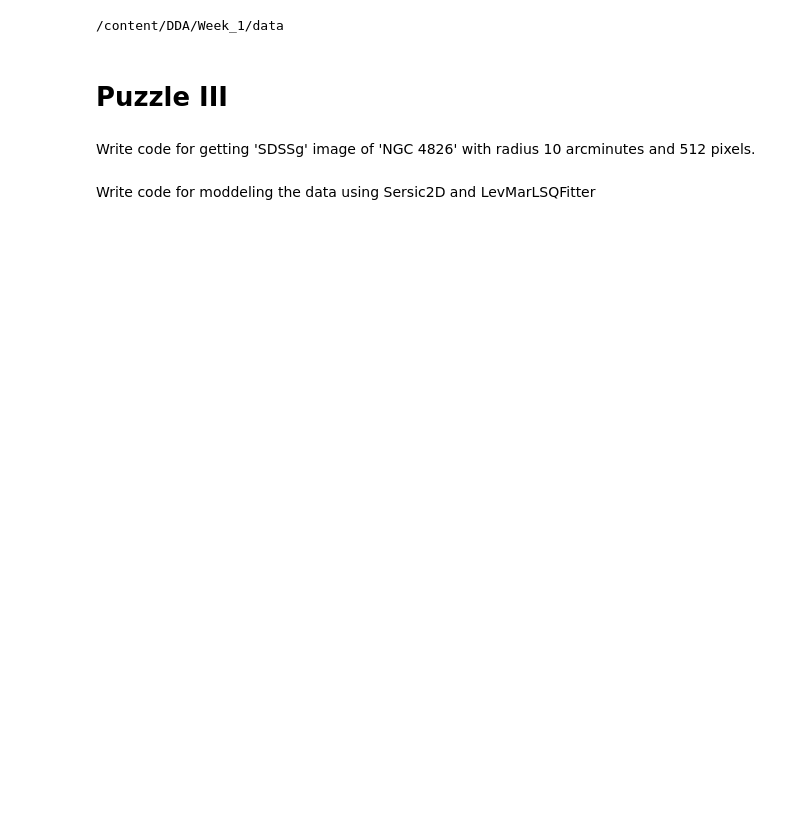
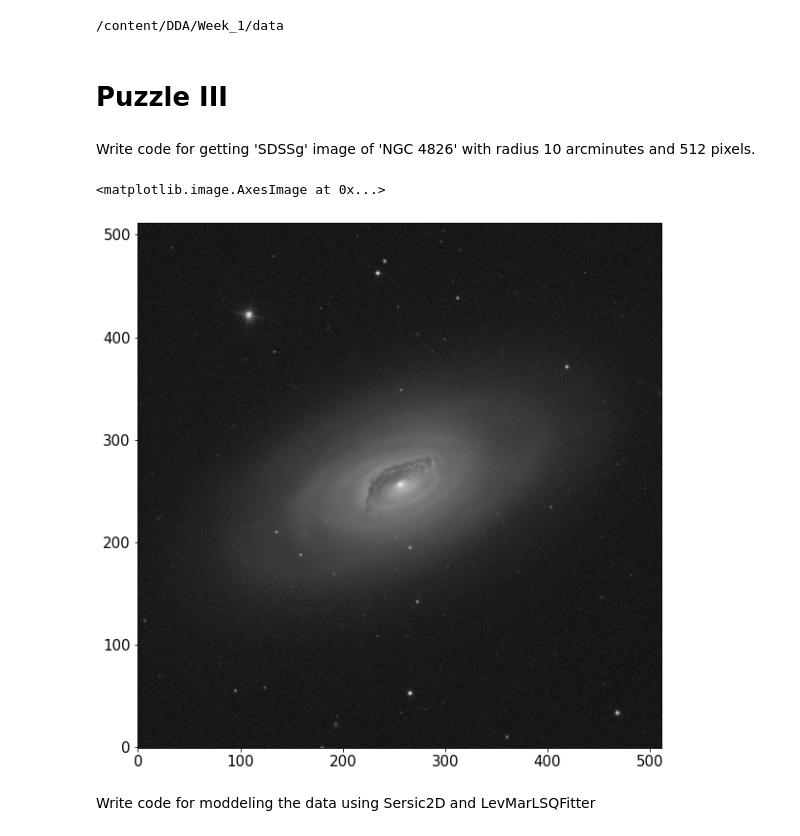
Before and after one commit to rahule-1999/DDA-python, a Jupyter notebook: Week_1/Puzzle_III.ipynb, the cells around one changed output. Drawn from its saved outputs; the diff is of its cells as text; code cells hidden in the pictures; blank space fills up the shorter version.

```diff
--- a/Week_1/Puzzle_III.ipynb
+++ b/Week_1/Puzzle_III.ipynb
@@ -54,7 +43,16 @@ data =
+# %%
+# Complete the code
+path = SkyView.get_images(position='NGC 4826',radius=10*u.arcmin,pixels=512, survey=['SDSSg'])
+
+data = path[0][0].data
 # %%
 # Plot the data with standard setting i.e. LogStretch, cmap='gray' and origin='lower'
 norm = ImageNormalize(stretch = LogStretch())
 
 # Complete the code
+plt.imshow(data, cmap = 'gray' , norm=norm, origin='lower')
+# %% [output]
+<matplotlib.image.AxesImage at 0x...>
+[figure, added]
 # %% [markdown]
 Write code for moddeling the data using Sersic2D and LevMarLSQFitter
```
Also changed, not shown: parts of 19 cells of this notebook.
